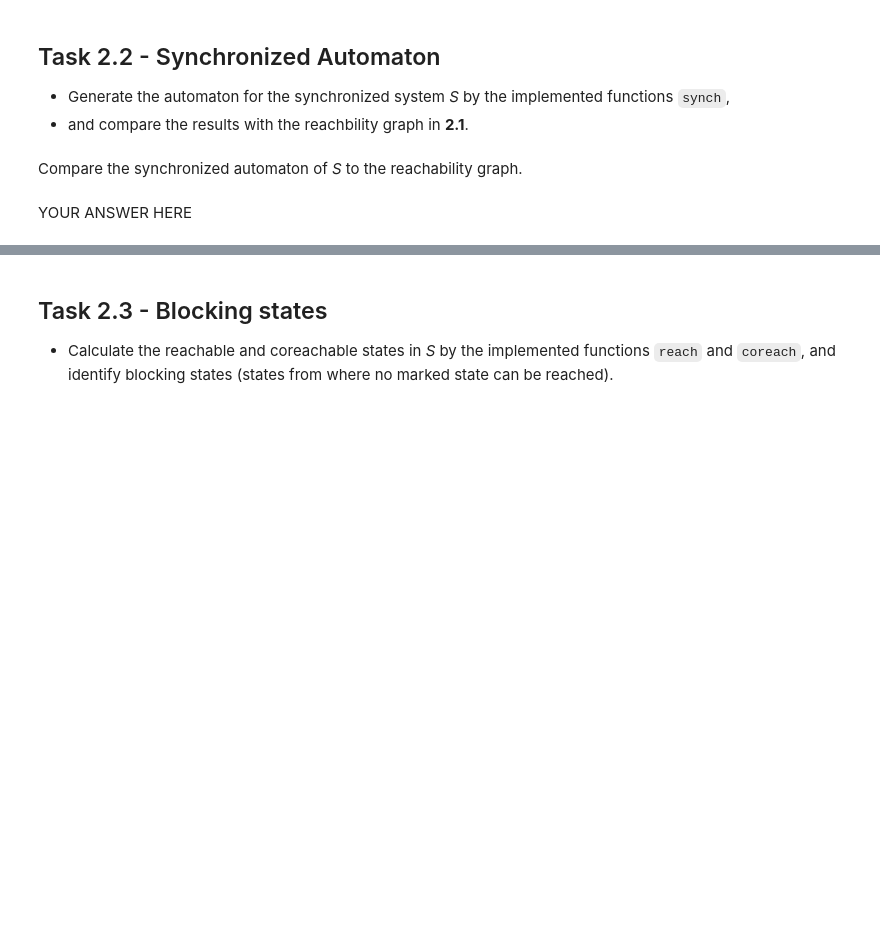
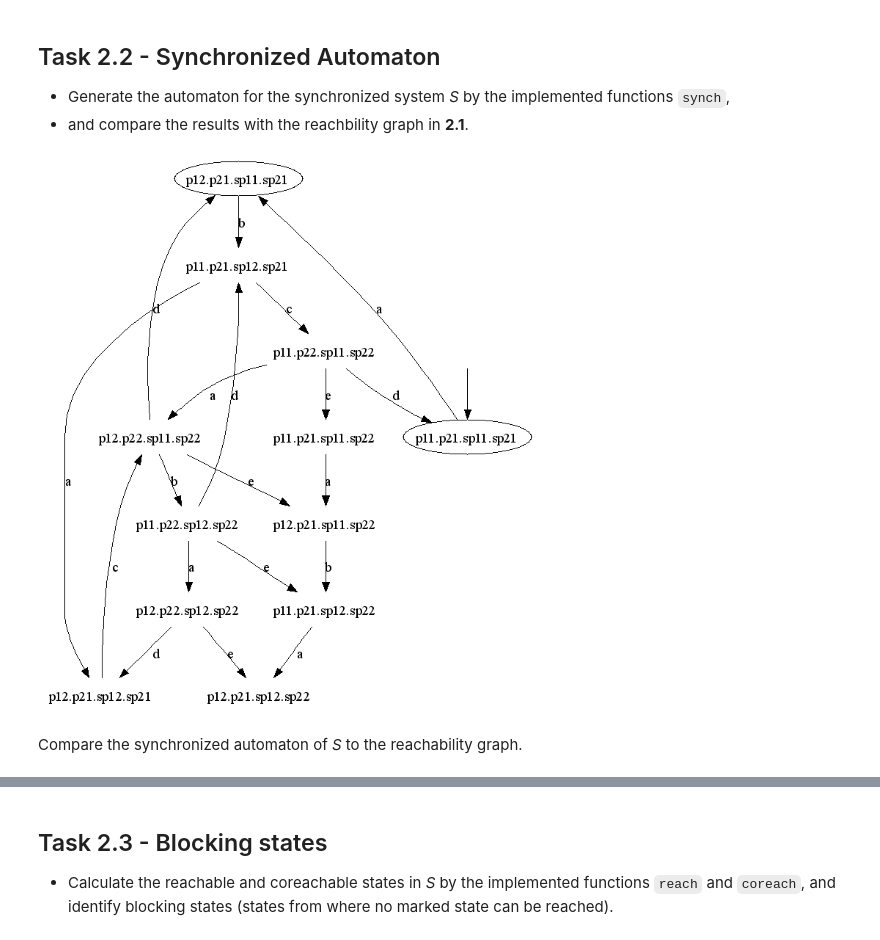
Before and after one commit to lucasrm25/Discrete-Event-Systems-SSY165, a Jupyter notebook: Assignment_1/sync_and_reach.ipynb, the cells around one changed output, grey strips where cells are left out. Drawn from its saved outputs; the diff is of its cells as text; code cells hidden in the pictures; blank space fills up the shorter version.

```diff
--- a/Assignment_1/sync_and_reach.ipynb
+++ b/Assignment_1/sync_and_reach.ipynb
@@ -218,7 +218,7 @@ def reach(events, trans, start_states, forbidden):
         next_states = extract_elems_from_trans(filter_trans_by_source(trans, start_states), 'target') - forbidden
         if next_states.issubset(path):
             return path  # stop recursion
-        return reach_rec(events, trans, next_states, forbidden, path.union(next_states))
+        return reach_rec(events, trans, next_states-path, forbidden, path.union(next_states))
     return reach_rec(events, trans, start_states-forbidden, forbidden, start_states-forbidden)
 # %% [markdown]
 This below is a test cell. You can execute it to test your function with different inputs. The **assert** statements make sure that your function returns the expected results.
@@ -323,11 +323,11 @@ def synch(aut1, aut2):
     :param aut1: Automaton
     :param aut2: Automaton
     """
-    def trim(aut12):
+    def trim_unreach(aut12):
         aut12.states = reach(aut12.events,aut12.trans,{aut12.init},set())
         aut12.forbidden &= aut12.states
         aut12.marked &= aut12.states
-        aut12.trans = set(filter( lambda x: extract_elems_from_trans({x},'source').issubset(aut12.states), aut12.trans ))
+        aut12.trans = set(filter(lambda x: extract_elems_from_trans({x},'source').issubset(aut12.states), aut12.trans))
         return aut12
 
     events12 = extract_elems_from_trans(aut1.trans,'event') | extract_elems_from_trans(aut2.trans,'event')
@@ -347,7 +347,7 @@ def synch(aut1, aut2):
     states12    = extract_elems_from_trans(trans12,'source') | extract_elems_from_trans(trans12,'target') | {init12}
     forbidden12 = cross_product(aut1.forbidden, aut2.states) | cross_product(aut1.states, aut2.forbidden) & states12
     marked12    = cross_product( aut1.marked if aut1.marked else aut1.states, aut2.marked if aut2.marked else aut2.states) & states12
-    return trim(Automaton( states=states12, init=init12, events=events12, trans=trans12, forbidden=forbidden12, marked=marked12 ))
+    return trim_unreach(Automaton( states=states12, init=init12, events=events12, trans=trans12, forbidden=forbidden12, marked=marked12 ))
 # %%
 # Two 1-state automata
 a1 = Automaton(states={1},
@@ -594,20 +653,30 @@ assert isinstance(G.edges.pop(), Edge)
 # %%
 def make_synchronized_automaton_S():
     """
     A little helper function to create the automaton of S.
 
     Define the automata sp1 and sp2 in here too.
     We will call this function later in the tests.
     """
-    # YOUR CODE HERE
-    raise NotImplementedError()
+    sp1 = Automaton(states={'sp11', 'sp12'},
+               init='sp11',
+               events={'c','b'},
+               trans={Transition('sp11', 'b', 'sp12'), Transition('sp12', 'c', 'sp11')},
+               marked={'sp11'})
+    sp2 = Automaton(states={'sp21', 'sp22'},
+               init='sp21',
+               events={'c','d'},
+               trans={Transition('sp21', 'c', 'sp22'), Transition('sp22', 'd', 'sp21')},
+               marked={'sp21'} )
+    S = synch(synch(synch(p1, p2),sp1),sp2)
     return S
 
-plot_automaton(make_synchronized_automaton_S(), 'P1P2SP1SP2')
+S = make_synchronized_automaton_S()
+display(plot_automaton(S, 'P1P2SP1SP2'))
+# %% [output]
+[figure, added]
 # %%
 S = make_synchronized_automaton_S()
 assert S.init == 'p11.p21.sp11.sp21', 'Please, follow the synchronization order specified in Task 2!'
 # %% [markdown]
 Compare the synchronized automaton of *S* to the reachability graph.
-# %% [markdown]
-YOUR ANSWER HERE
```
Also changed, not shown: parts of 20 cells of this notebook, 2 other files.
